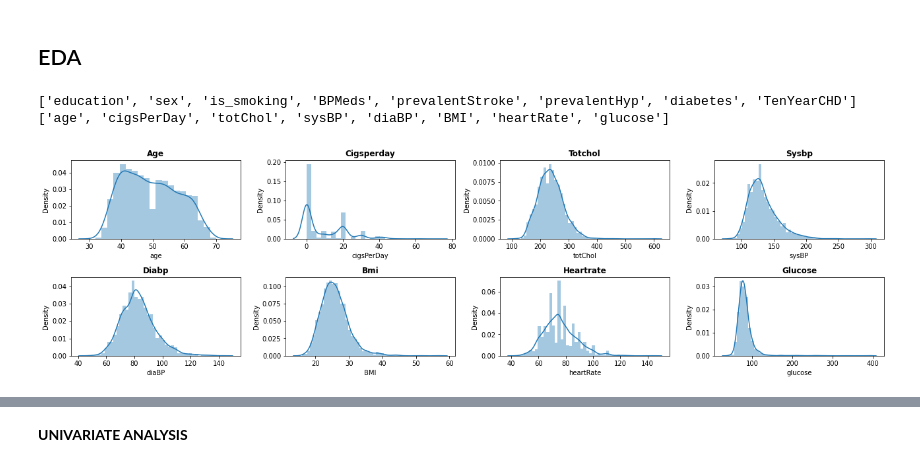
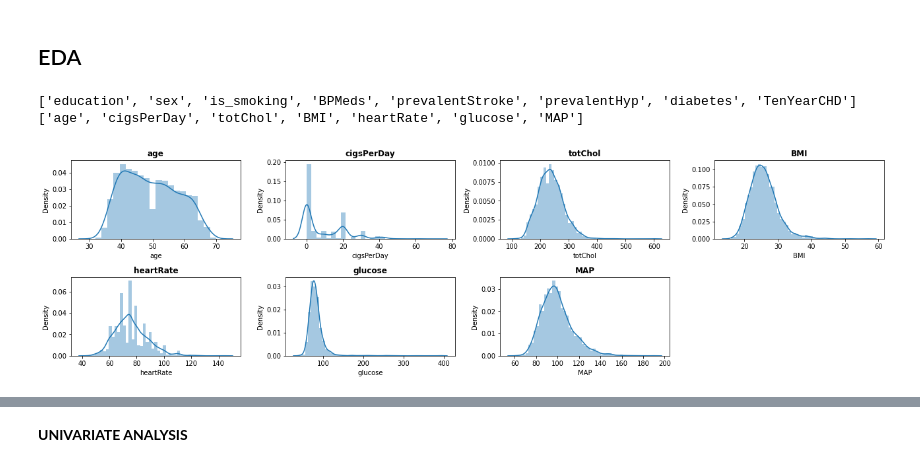
Before and after one commit to saahilahujaa/Cardiovascular-Risk, a Jupyter notebook: Cardiovascular_risk.ipynb, the cells around one changed output, grey strips where cells are left out. Drawn from its saved outputs; the diff is of its cells as text; code cells hidden in the pictures.

```diff
--- a/Cardiovascular_risk.ipynb
+++ b/Cardiovascular_risk.ipynb
@@ -193,3 +375,6 @@ Index(['age', 'education', 'sex', 'is_smoking', 'cigsPerDay', 'BPMeds',
        'prevalentStroke', 'prevalentHyp', 'diabetes', 'totChol', 'sysBP',
        'diaBP', 'BMI', 'heartRate', 'glucose', 'TenYearCHD'],
       dtype='object')
+# %%
+
+df["MAP"] = (df["sysBP"] + 2 * df["diaBP"])/3
@@ -195,0 +386,2 @@ Index(['age', 'education', 'sex', 'is_smoking', 'cigsPerDay', 'BPMeds',
+# %%
+df.drop(columns = ["sysBP", "diaBP"], inplace = True)
@@ -204,14 +417,14 @@ print(categorical_features)
 print(numeric_features)
 # %% [output]
 ['education', 'sex', 'is_smoking', 'BPMeds', 'prevalentStroke', 'prevalentHyp', 'diabetes', 'TenYearCHD']
-['age', 'cigsPerDay', 'totChol', 'sysBP', 'diaBP', 'BMI', 'heartRate', 'glucose']
+['age', 'cigsPerDay', 'totChol', 'BMI', 'heartRate', 'glucose', 'MAP']
 # %%
 # Visualizing the distributions.
 plt.figure(figsize=(18,12))
 for i, column in enumerate(numeric_features):
   plt.subplot(5, 4, i+1)
   sns.distplot(df[column])
-  plt.title(f'{column.title()}',weight='bold')
+  plt.title(f'{column}',weight='bold')
   plt.tight_layout()
 # %% [output]
-[figure, old version]
+[figure, new version]
```
Also changed, not shown: parts of 93 cells of this notebook.
